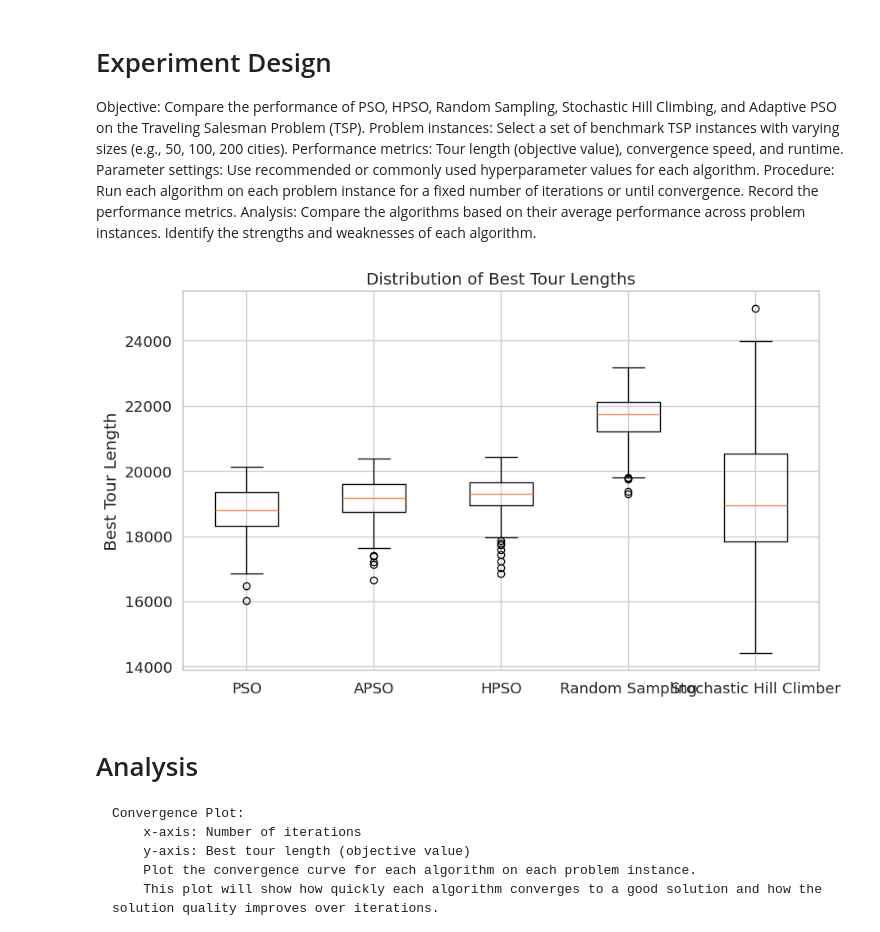
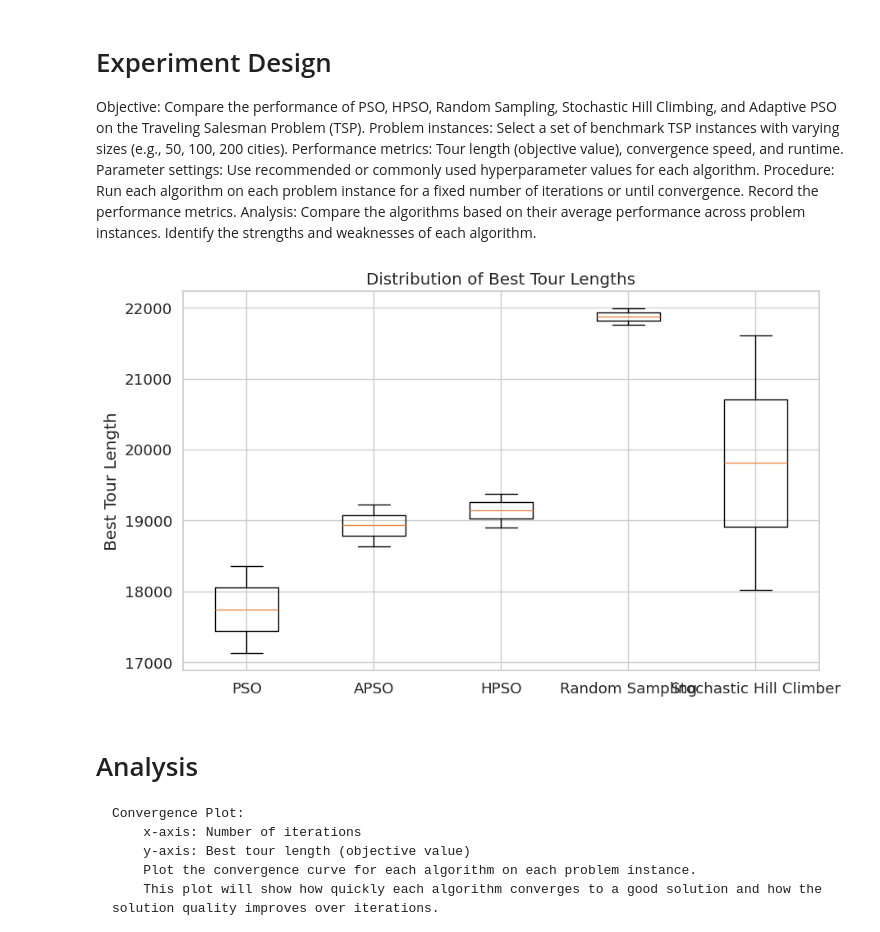
Before and after one commit to Tsomoriri/evoCA2, a Jupyter notebook: report.ipynb, the cells around one changed output. Cells and saved outputs as stored; diff of their text form; code cells hidden in the pictures.

```diff
--- a/report.ipynb
+++ b/report.ipynb
@@ -45,8 +45,12 @@ for i in range(n):
         distance = math.sqrt((x1 - x2)**2 + (y1 - y2)**2)
         distance_matrix[i][j] = distance_matrix[j][i] = distance
 
-for row in distance_matrix:
-    print(row)
+# for row in distance_matrix:
+    #print(row)
 
-tsp_instance = distance_matrix
+tsp_instance = []
+tsp_instance.append(distance_matrix)
+tsp_instance.append(distance_matrix)
+print(tsp_instance[0])
+print(tsp_instance[1])
 # %% [output]
@@ -312,17 +301,17 @@ class DiscretePSO(PSO):
 
 
 
-pso = PSO(tsp_instance, population_size=50, max_iterations=100, w=0.8, c1=2, c2=2)
+pso = PSO(tsp_instance[0], population_size=50, max_iterations=1, w=0.8, c1=2, c2=2)
 best_solution, best_fitness,convergence_data, runtime = pso.optimize()
 print("PSO Best solution:", best_solution)
 print("PSO Best fitness:", best_fitness)
 
-apso = APSO(tsp_instance, population_size=50, max_iterations=100, w_min=0.4, w_max=0.9, c1=2, c2=2)
+apso = APSO(tsp_instance[0], population_size=50, max_iterations=1, w_min=0.4, w_max=0.9, c1=2, c2=2)
 best_solution, best_fitness, convergence_data, runtime = apso.optimize()
 print("APSO Best solution:", best_solution)
 print("APSO Best fitness:", best_fitness)
 
-HPSO = DiscretePSO(tsp_instance, population_size=50, max_iterations=100, w=0.8, c1=2, c2=2)
+HPSO = DiscretePSO(tsp_instance[0], population_size=50, max_iterations=1, w=0.8, c1=2, c2=2)
 best_solution, best_fitness, convergence_data, runtime = HPSO.optimize()
 print("HPSO Best solution:", best_solution)
 print("HPSO Best fitness:", best_fitness)
@@ -450,7 +669,7 @@ apso_data = []
 hpso_data = []
 random_sampling_data = []
 stochastic_hill_climber_data = []
-num_runs = 200
+num_runs = 2
 for _ in range(num_runs):
     # Run PSO and collect data
     pso = PSO(tsp_instance, population_size=50, max_iterations=100, w=0.8, c1=2, c2=2)
@@ -472,34 +691,34 @@ for _ in range(num_runs):
     best_solution, best_fitness, convergence_data, runtime = random_sampling.optimize()
     random_sampling_data.append({'best_solution': best_solution, 'best_fitness': best_fitness, 'convergence_data': convergence_data, 'runtime': runtime})
 
     # Run Stochastic Hill Climber and collect data
     stochastic_hill_climber = StochasticHillClimber(tsp_instance, max_iterations=100, max_stagnation=10)
     best_solution, best_fitness, convergence_data, runtime = stochastic_hill_climber.optimize()
     stochastic_hill_climber_data.append({'best_solution': best_solution, 'best_fitness': best_fitness, 'convergence_data': convergence_data, 'runtime': runtime})
 
 # Prepare data for plotting
 algorithms = ['PSO', 'APSO', 'HPSO', 'Random Sampling', 'Stochastic Hill Climber']
 data = {
     'PSO': pso_data,
     'APSO': apso_data,
     'HPSO': hpso_data,
     'Random Sampling': random_sampling_data,
     'Stochastic Hill Climber': stochastic_hill_climber_data
 }
 
 
 # Generate plots
 
 # plotter.plot_data(data)
 # Assuming you have a list of algorithm objects called 'algorithms'
 # for algo in algorithms:
 #     for run_data in data[algo]:
 #         print(f"Best solution of {algo}: {run_data['best_solution']}")
 #         print(f"Best fitness of {algo}: {run_data['best_fitness']}")
 
 plotter.box_plot_tour_lengths(data, algorithms)
 # %% [output]
-[figure, old version]
+[figure, new version]
 # %% [markdown]
 # Analysis
 
```
Also changed, not shown: parts of 3 cells of this notebook.
